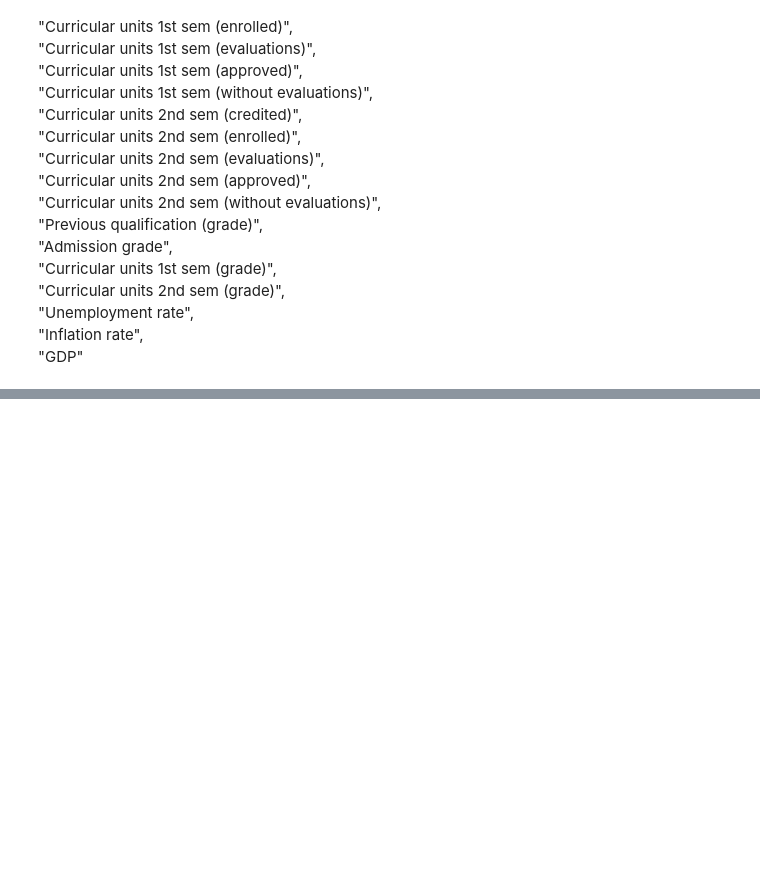
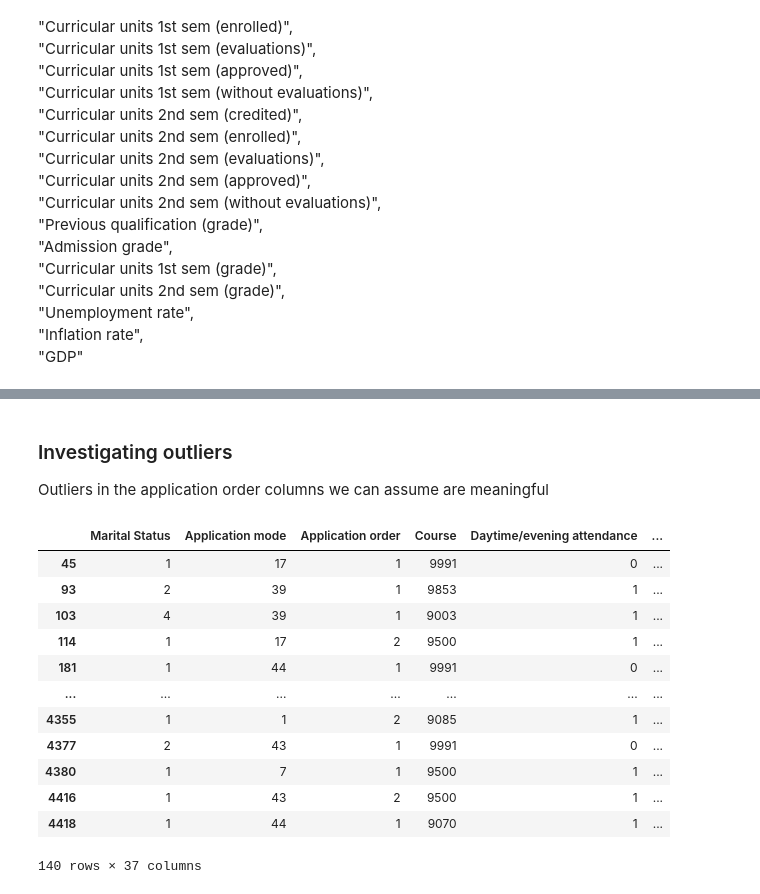
Before and after one commit to Suhaib1278/principles_of_ai_and_ml_assignment, a Jupyter notebook: principles_of_ai_and_ml_assignment/element_010_task1.ipynb, the cells around one changed output, grey strips where cells are left out. Cells and saved outputs as stored; diff of their text form; code cells hidden in the pictures; blank space fills up the shorter version.

```diff
--- a/principles_of_ai_and_ml_assignment/element_010_task1.ipynb
+++ b/principles_of_ai_and_ml_assignment/element_010_task1.ipynb
@@ -427,0 +542,19 @@ No outliers in GDP column
+# %% [markdown]
+### Investigating outliers
+Outliers in the application order columns we can assume are meaningful
+# %%
+df[df['Curricular units 2nd sem (without evaluations)']==1]
+# %% [output]
+|  | Marital Status | Application mode | Application order | Course | Daytime/evening attendance | ... |
+| 45 | 1 | 17 | 1 | 9991 | 0 | ... |
+| 93 | 2 | 39 | 1 | 9853 | 1 | ... |
+| 103 | 4 | 39 | 1 | 9003 | 1 | ... |
+| 114 | 1 | 17 | 2 | 9500 | 1 | ... |
+| 181 | 1 | 44 | 1 | 9991 | 0 | ... |
+| ... | ... | ... | ... | ... | ... | ... |
+| 4355 | 1 | 1 | 2 | 9085 | 1 | ... |
+| 4377 | 2 | 43 | 1 | 9991 | 0 | ... |
+| 4380 | 1 | 7 | 1 | 9500 | 1 | ... |
+| 4416 | 1 | 43 | 2 | 9500 | 1 | ... |
+| 4418 | 1 | 44 | 1 | 9070 | 1 | ... |
+140 rows × 37 columns
```
Also changed, not shown: parts of 13 cells of this notebook.
